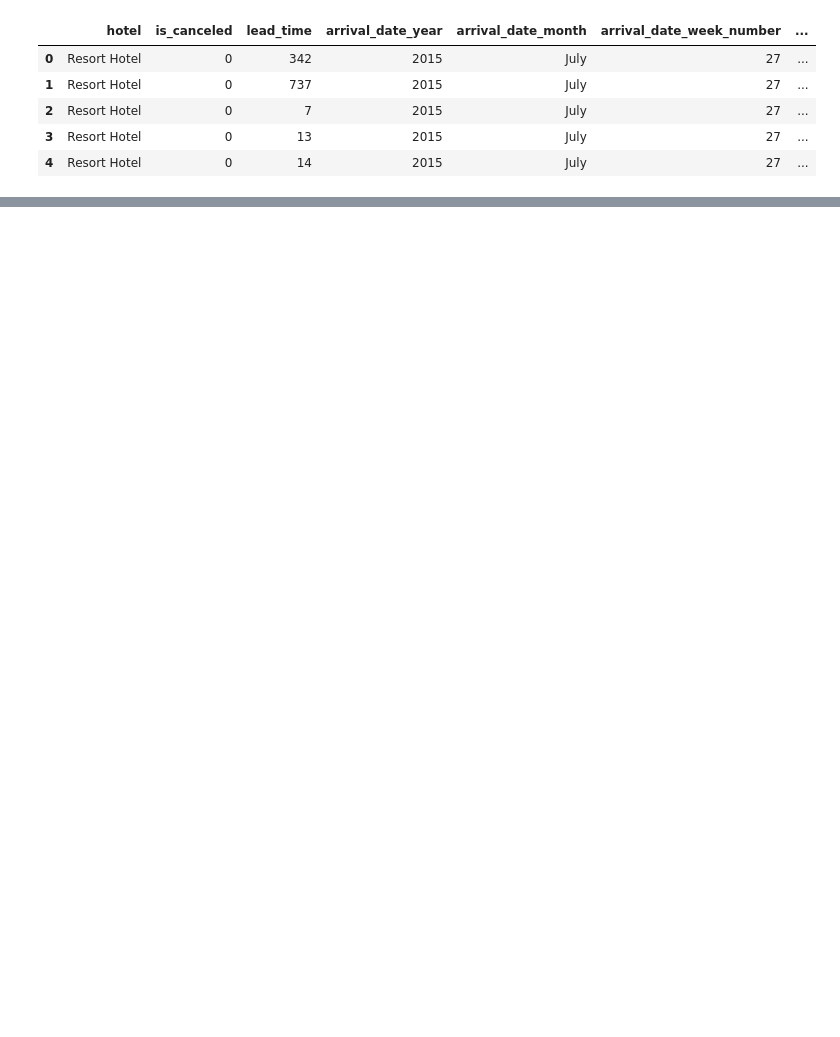
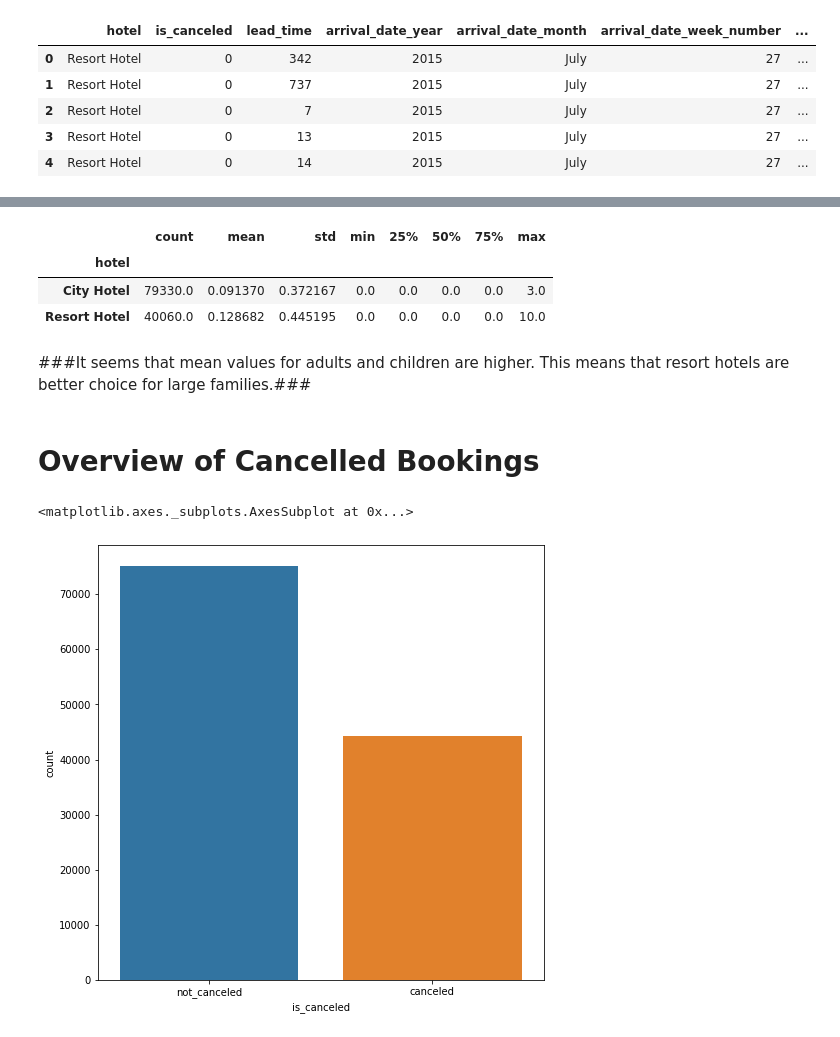
Before and after one commit to 9844964194/Sachin-Panchal, a Jupyter notebook: Hotel_Booking_Analysis_Capstone_Project.ipynb, the cells around one changed output, grey strips where cells are left out. Drawn from its saved outputs; the diff is of its cells as text; code cells hidden in the pictures; blank space fills up the shorter version.

```diff
--- a/Hotel_Booking_Analysis_Capstone_Project.ipynb
+++ b/Hotel_Booking_Analysis_Capstone_Project.ipynb
@@ -34,0 +217,20 @@ df.head()
+# %%
+# Looking into children.
+# Using groupby to group according to hotel types only.
+data['children'].groupby(data['hotel']).describe()
+# %% [output]
+|  | count | mean | std | min | 25% | 50% | 75% | max |
+| hotel |  |  |  |  |  |  |  |  |
+| City Hotel | 79330.0 | 0.091370 | 0.372167 | 0.0 | 0.0 | 0.0 | 0.0 | 3.0 |
+| Resort Hotel | 40060.0 | 0.128682 | 0.445195 | 0.0 | 0.0 | 0.0 | 0.0 | 10.0 |
+# %% [markdown]
+###It seems that mean values for adults and children are higher. This means that resort hotels are better choice for large families.###
+# %% [markdown]
+# <b> Overview of Cancelled Bookings
+# %%
+data['is_canceled'] = data.is_canceled.replace([1,0], ['canceled', 'not_canceled'])
+canceled_data = data['is_canceled']
+sns.countplot(canceled_data)
+# %% [output]
+<matplotlib.axes._subplots.AxesSubplot at 0x...>
+[figure, added]
```
Also changed, not shown: parts of 37 cells of this notebook.
